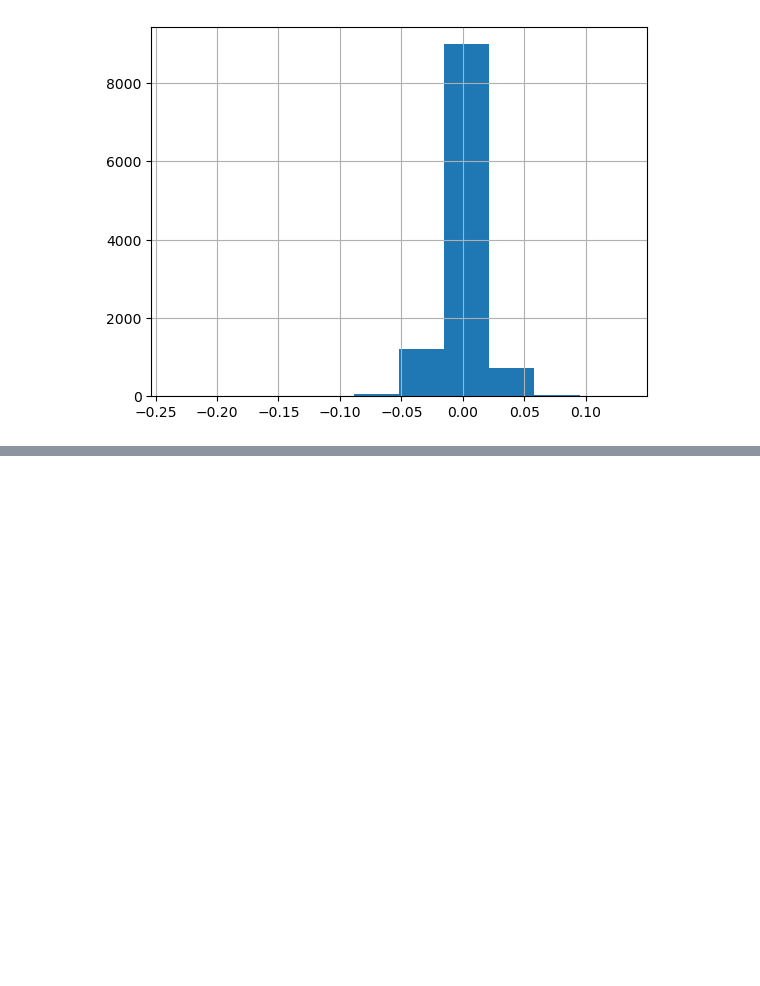
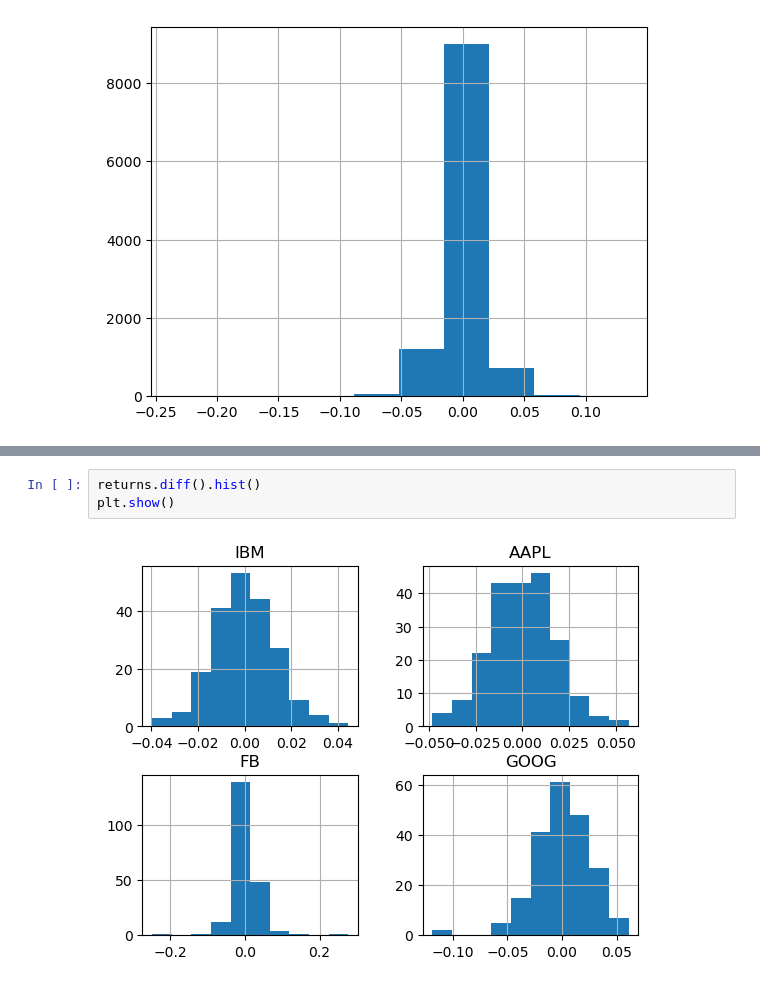
Before and after one commit to hanyu2010wendy/Big-Data, a Jupyter notebook: Stock-data/Stock-data.ipynb, the cells around one changed output, grey strips where cells are left out. Saved outputs shown, nothing was run; the diff lists cells and outputs as text; blank space fills up the shorter version.

```diff
--- a/Stock-data/Stock-data.ipynb
+++ b/Stock-data/Stock-data.ipynb
@@ -85,0 +123,5 @@ plt.show()
+# %%
+returns.diff().hist()
+plt.show()
+# %% [output]
+[figure, added]
```
Also changed, not shown: parts of 13 cells of this notebook.
